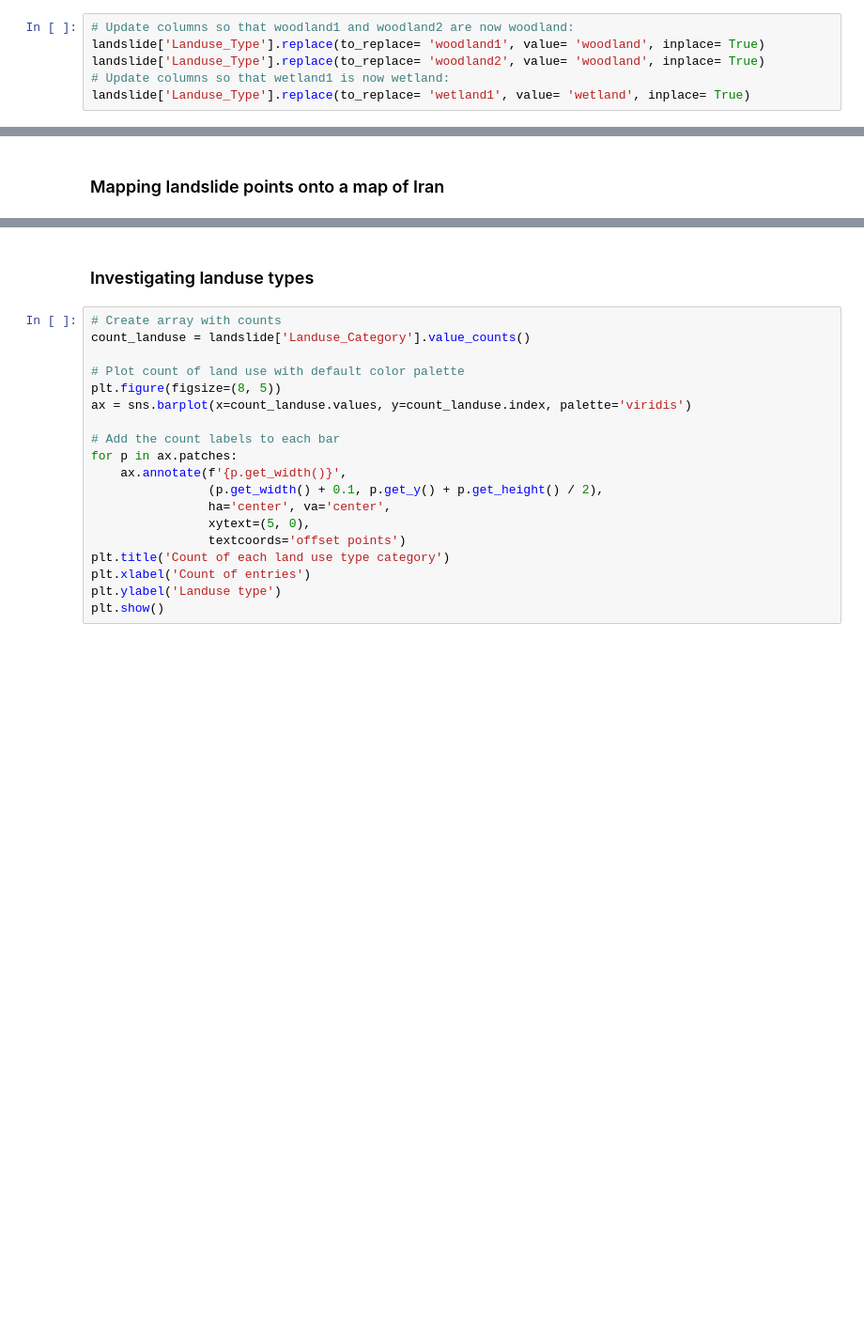
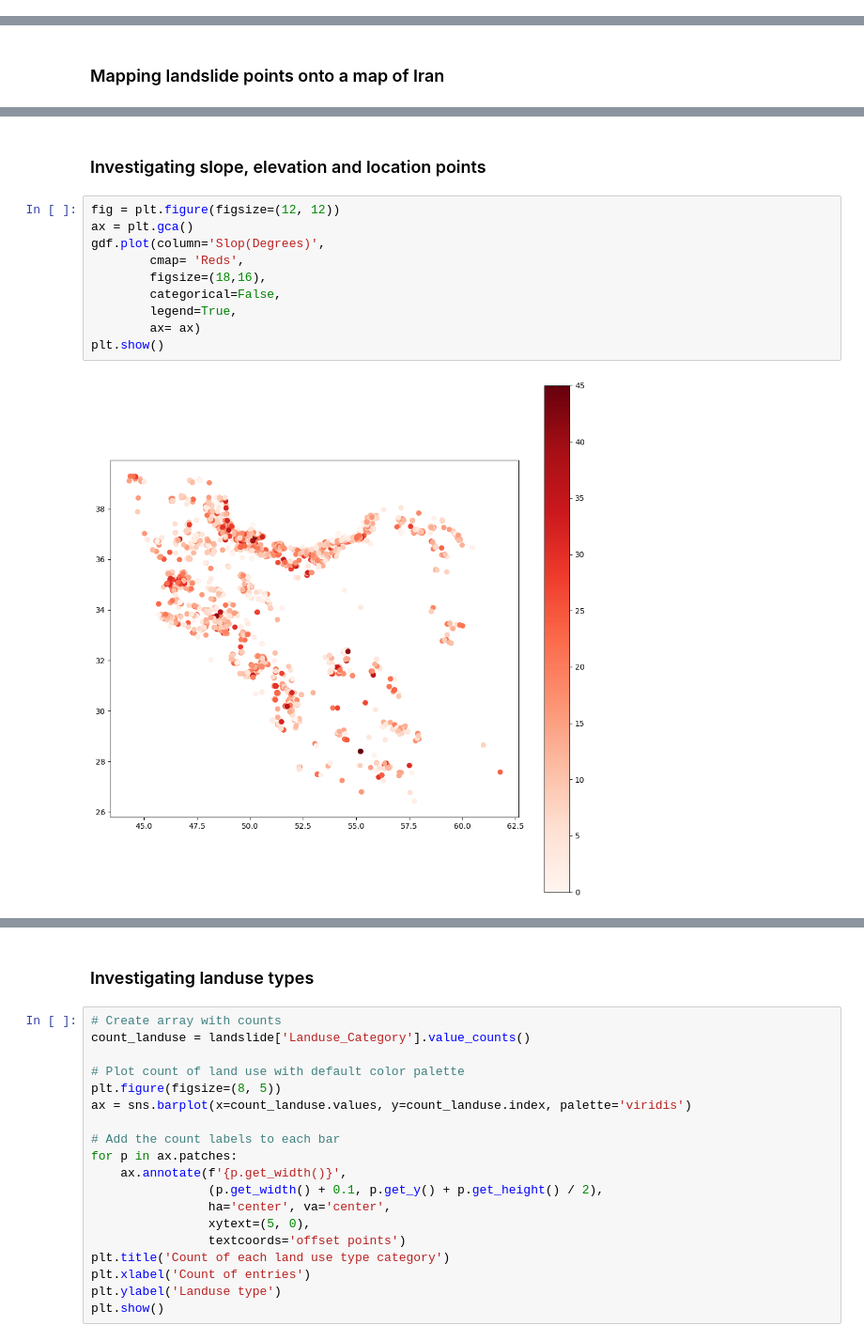
Before and after one commit to MiekeSpaans/MS_Capstone_Project_2401FTDS, a Jupyter notebook: QCTO-Capstone-Project.ipynb, the cells around one changed output, grey strips where cells are left out. Shown at 94% size. Saved outputs shown, nothing was run; the diff lists cells and outputs as text; blank space fills up the shorter version.

```diff
--- a/QCTO-Capstone-Project.ipynb
+++ b/QCTO-Capstone-Project.ipynb
@@ -384,6 +105,0 @@ landslide.drop(index= [3913, 3975, 3486], inplace= True)
-# %%
-# Update columns so that woodland1 and woodland2 are now woodland:
-landslide['Landuse_Type'].replace(to_replace= 'woodland1', value= 'woodland', inplace= True)
-landslide['Landuse_Type'].replace(to_replace= 'woodland2', value= 'woodland', inplace= True)
-# Update columns so that wetland1 is now wetland:
-landslide['Landuse_Type'].replace(to_replace= 'wetland1', value= 'wetland', inplace= True)
@@ -617,0 +186,14 @@ plt.show()
+# %% [markdown]
+### Investigating slope, elevation and location points
+# %%
+fig = plt.figure(figsize=(12, 12))
+ax = plt.gca()
+gdf.plot(column='Slop(Degrees)',
+        cmap= 'Reds',
+        figsize=(18,16),
+        categorical=False,
+        legend=True,
+        ax= ax)
+plt.show()
+# %% [output]
+[figure, added]
```
Also changed, not shown: parts of 153 cells of this notebook.
